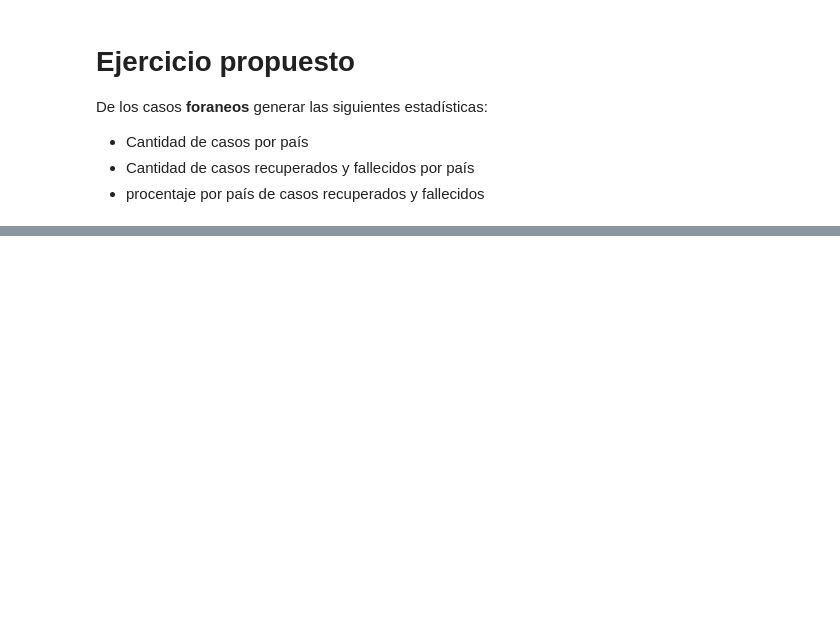
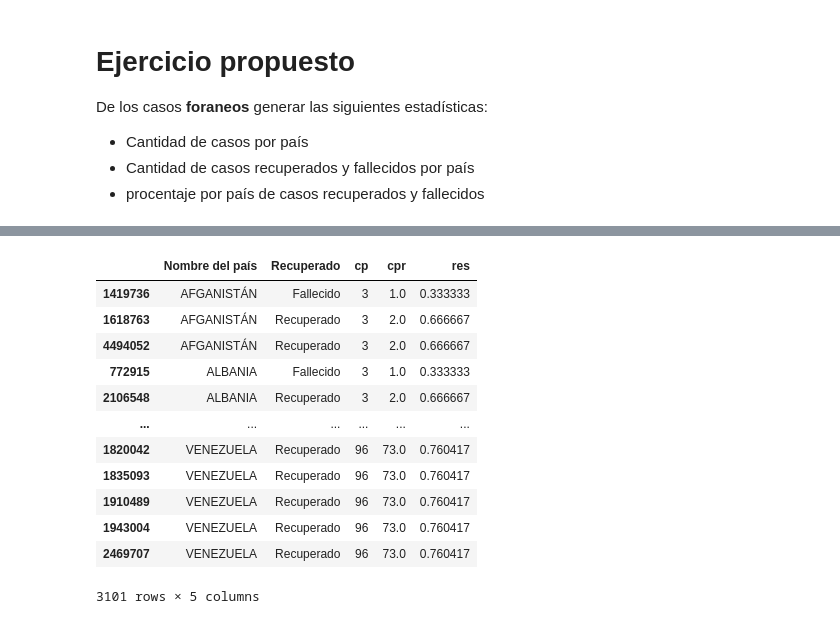
Before and after one commit to apdaza/bigdata_migracion, a Jupyter notebook: notebooks/covid.ipynb, the cells around one changed output, grey strips where cells are left out. Cells and saved outputs as stored; diff of their text form; code cells hidden in the pictures; blank space fills up the shorter version.

```diff
--- a/notebooks/covid.ipynb
+++ b/notebooks/covid.ipynb
@@ -330,0 +338,6 @@ De los casos __foraneos__ generar las siguientes estadísticas:
+# %%
+foraneos_df['cpr'] = df
+# %%
+df = foraneos_df.groupby(['Nombre del país'])['ID de caso'].transform('count')
+# %%
+foraneos_df['cp'] = df
@@ -330,0 +360,21 @@ De los casos __foraneos__ generar las siguientes estadísticas:
+# %%
+def x(a,b):
+    return a / b
+
+foraneos_df['res']  = foraneos_df.apply(lambda f: x(f['cpr'],f['cp']), axis=1)
+# %%
+foraneos_df[['Nombre del país','Recuperado','cp','cpr','res']].sort_values(['Nombre del país','Recuperado'])
+# %% [output]
+|  | Nombre del país | Recuperado | cp | cpr | res |
+| 1419736 | AFGANISTÁN | Fallecido | 3 | 1.0 | 0.333333 |
+| 1618763 | AFGANISTÁN | Recuperado | 3 | 2.0 | 0.666667 |
+| 4494052 | AFGANISTÁN | Recuperado | 3 | 2.0 | 0.666667 |
+| 772915 | ALBANIA | Fallecido | 3 | 1.0 | 0.333333 |
+| 2106548 | ALBANIA | Recuperado | 3 | 2.0 | 0.666667 |
+| ... | ... | ... | ... | ... | ... |
+| 1820042 | VENEZUELA | Recuperado | 96 | 73.0 | 0.760417 |
+| 1835093 | VENEZUELA | Recuperado | 96 | 73.0 | 0.760417 |
+| 1910489 | VENEZUELA | Recuperado | 96 | 73.0 | 0.760417 |
+| 1943004 | VENEZUELA | Recuperado | 96 | 73.0 | 0.760417 |
+| 2469707 | VENEZUELA | Recuperado | 96 | 73.0 | 0.760417 |
+3101 rows × 5 columns
```
Also changed, not shown: parts of 4 cells of this notebook, 4 other files.
